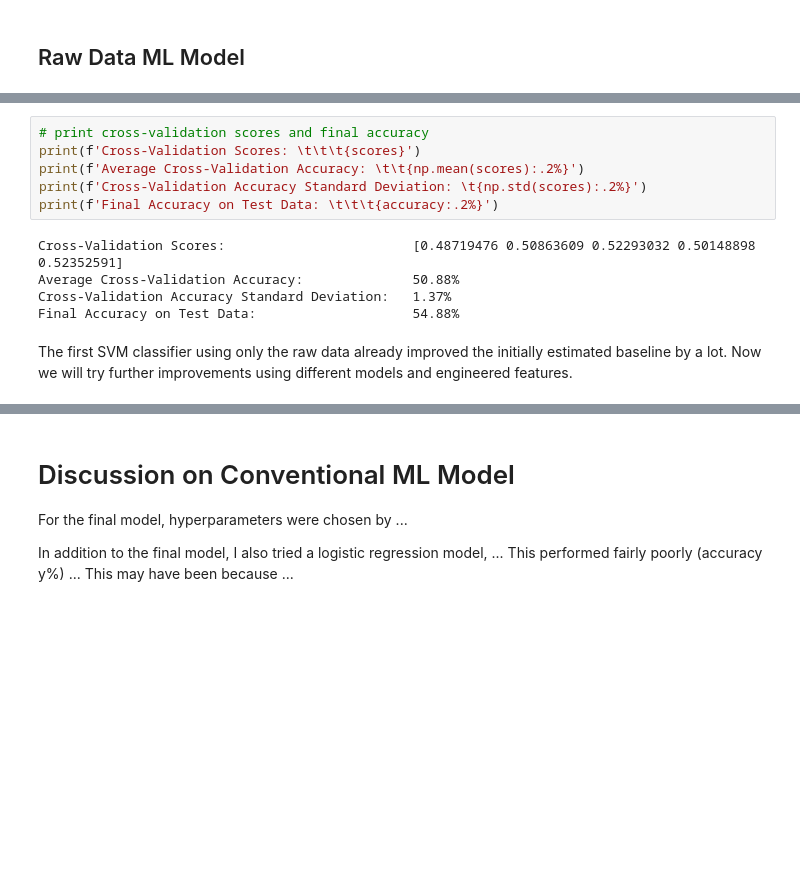
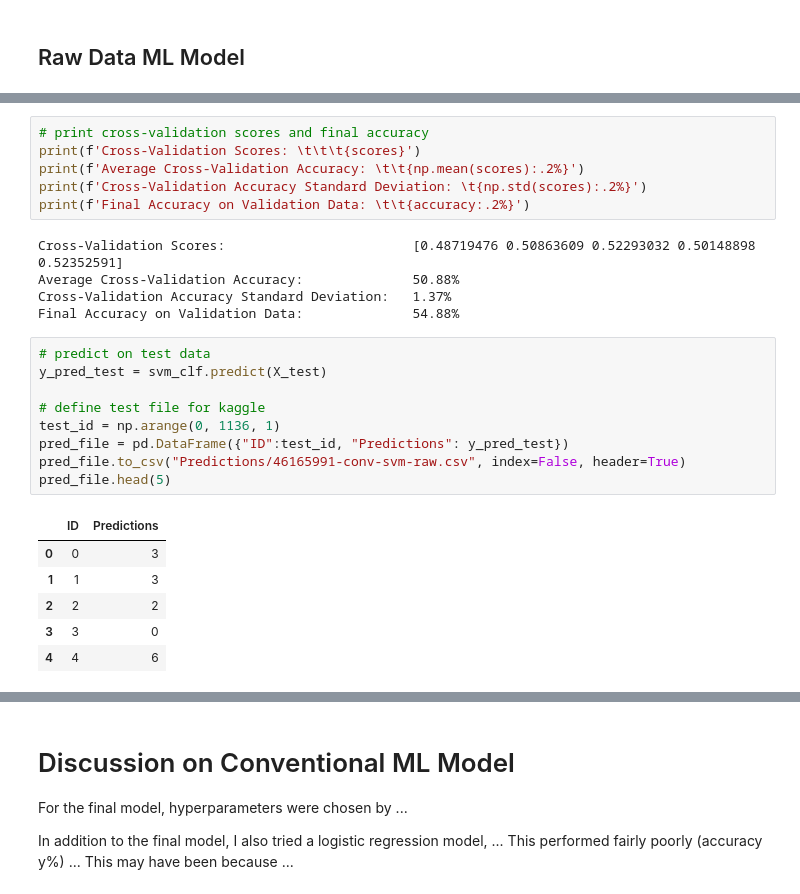
Before and after one commit to felix-rosenberger/image-classification, a Jupyter notebook: Image_Classification.ipynb, the cells around one changed output, grey strips where cells are left out. Drawn from its saved outputs; the diff is of its cells as text; blank space fills up the shorter version.

```diff
--- a/Image_Classification.ipynb
+++ b/Image_Classification.ipynb
@@ -307,11 +316,25 @@ Final Accuracy on Test Data: 0.5487674169346195
 print(f'Cross-Validation Scores: \t\t\t{scores}')
 print(f'Average Cross-Validation Accuracy: \t\t{np.mean(scores):.2%}')
 print(f'Cross-Validation Accuracy Standard Deviation: \t{np.std(scores):.2%}')
-print(f'Final Accuracy on Test Data: \t\t\t{accuracy:.2%}')
+print(f'Final Accuracy on Validation Data: \t\t{accuracy:.2%}')
 # %% [output]
 Cross-Validation Scores:                        [0.48719476 0.50863609 0.52293032 0.50148898 0.52352591]
 Average Cross-Validation Accuracy:              50.88%
 Cross-Validation Accuracy Standard Deviation:   1.37%
-Final Accuracy on Test Data:                    54.88%
+Final Accuracy on Validation Data:              54.88%
-# %% [markdown]
-The first SVM classifier using only the raw data already improved the initially estimated baseline by a lot. Now we will try further improvements using different models and engineered features.
+# %%
+# predict on test data
+y_pred_test = svm_clf.predict(X_test)
+
+# define test file for kaggle
+test_id = np.arange(0, 1136, 1)
+pred_file = pd.DataFrame({"ID":test_id, "Predictions": y_pred_test})
+pred_file.to_csv("Predictions/46165991-conv-svm-raw.csv", index=False, header=True)
+pred_file.head(5)
+# %% [output]
+|  | ID | Predictions |
+| 0 | 0 | 3 |
+| 1 | 1 | 3 |
+| 2 | 2 | 2 |
+| 3 | 3 | 0 |
+| 4 | 4 | 6 |
```
Also changed, not shown: parts of 9 cells of this notebook.
